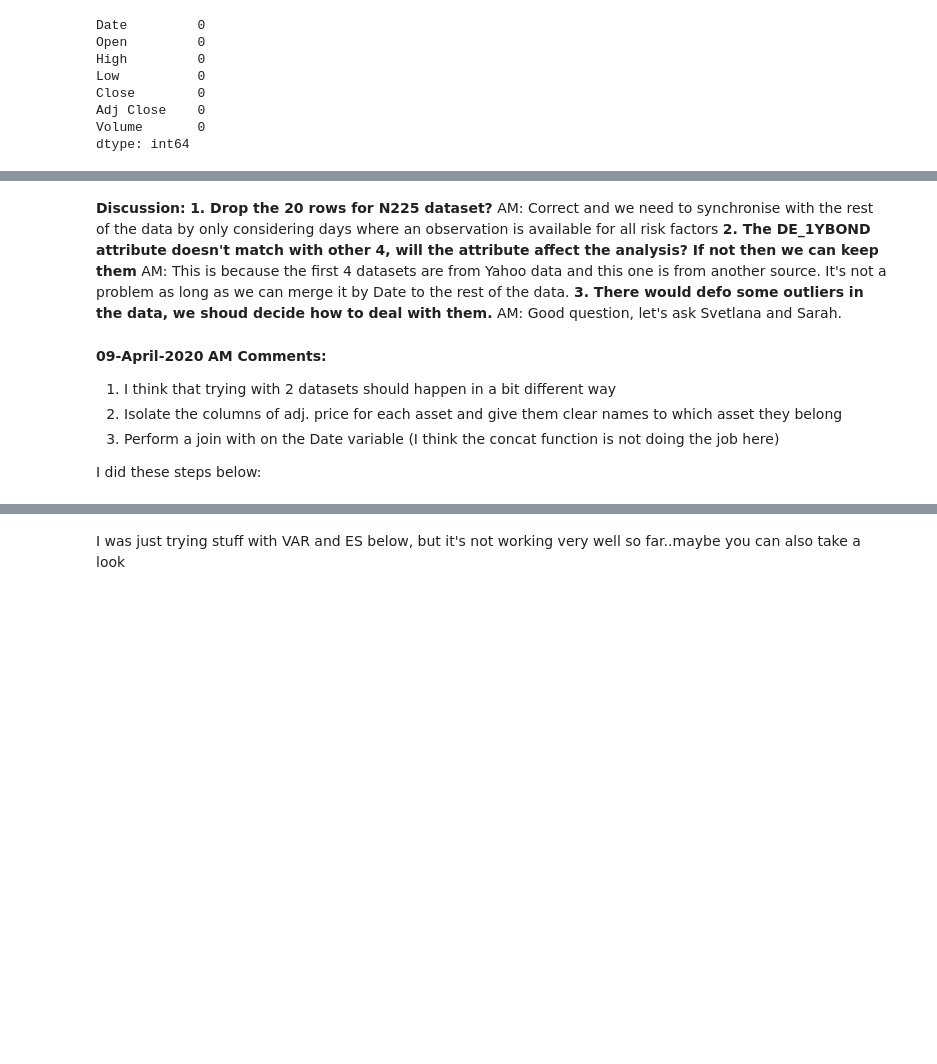
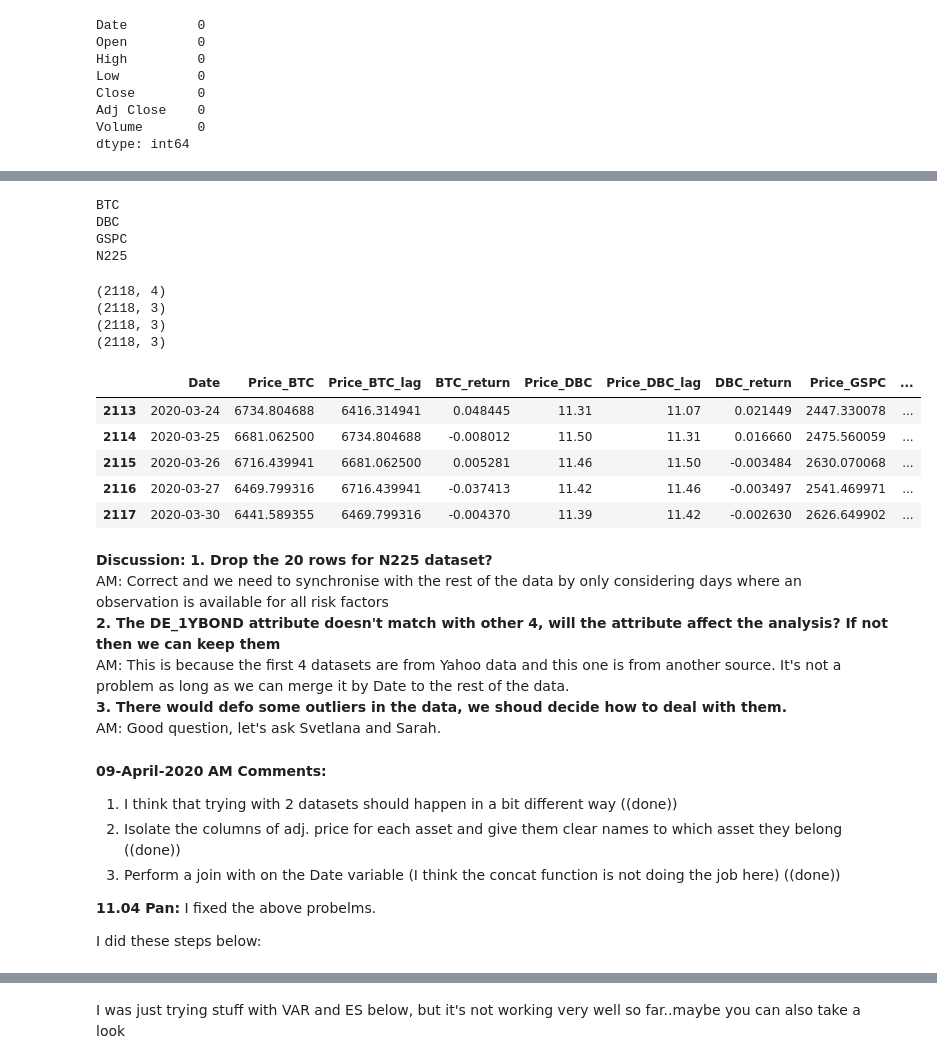
Before and after one commit to AnnaMariaAngelova/QRM2020, a Jupyter notebook: QRM_v02.ipynb, the cells around one changed output, grey strips where cells are left out. Cells and saved outputs as stored; diff of their text form; code cells hidden in the pictures; blank space fills up the shorter version.

```diff
--- a/QRM_v02.ipynb
+++ b/QRM_v02.ipynb
@@ -220,0 +257,13 @@ sc.stats.probplot(result_no_outlier['result_return'], dist="norm", plot=plt)
+# %%
+''' Assign the dataframe '''
+
+BTC_new = new[0]
+DBC_new = new[1]
+DE_1YBOND_new = new[2]
+GSPC_new = new[3]
+N225_new = new[4]
+
+asset = [BTC_new,DBC_new,DE_1YBOND_new,GSPC_new,N225_new]
+
+for i in asset:
+    print(i.shape)
@@ -221,17 +308,54 @@ sc.stats.probplot(result_no_outlier['result_return'], dist="norm", plot=plt)
+# %%
+asset = [BTC_new,DBC_new,GSPC_new,N225_new]
+
+result = []
+for i in range(len(asset)):
+    print(asset_name[i])
+    if i == 0:
+        asset[i] = asset[i][['Date','Price_'+asset_name[i],'Price_'+asset_name[i]+'_lag',asset_name[i]+'_return']]
+    else:
+        asset[i] = asset[i][['Price_'+asset_name[i],'Price_'+asset_name[i]+'_lag',asset_name[i]+'_return']]
+    result.append(a)
+# %% [output]
+BTC
+DBC
+GSPC
+N225
+# %%
+# Check the shape
+for i in asset:
+    print(i.shape)
+# %% [output]
+(2118, 4)
+(2118, 3)
+(2118, 3)
+(2118, 3)
+# %%
+data = pd.concat(asset,axis=1)
+data.tail()
+# %% [output]
+|  | Date | Price_BTC | Price_BTC_lag | BTC_return | Price_DBC | Price_DBC_lag | DBC_return | Price_GSPC | ... |
+| 2113 | 2020-03-24 | 6734.804688 | 6416.314941 | 0.048445 | 11.31 | 11.07 | 0.021449 | 2447.330078 | ... |
+| 2114 | 2020-03-25 | 6681.062500 | 6734.804688 | -0.008012 | 11.50 | 11.31 | 0.016660 | 2475.560059 | ... |
+| 2115 | 2020-03-26 | 6716.439941 | 6681.062500 | 0.005281 | 11.46 | 11.50 | -0.003484 | 2630.070068 | ... |
+| 2116 | 2020-03-27 | 6469.799316 | 6716.439941 | -0.037413 | 11.42 | 11.46 | -0.003497 | 2541.469971 | ... |
+| 2117 | 2020-03-30 | 6441.589355 | 6469.799316 | -0.004370 | 11.39 | 11.42 | -0.002630 | 2626.649902 | ... |
 # %% [markdown]
 **Discussion:**
-**1. Drop the 20 rows for N225 dataset?**
-AM: Correct and we need to synchronise with the rest of the data by only considering days where an observation is available for all risk factors
-**2. The DE_1YBOND attribute doesn't match with other 4, will the attribute affect the analysis? If not then we can keep them**
-AM: This is because the first 4 datasets are from Yahoo data and this one is from another source. It's not a problem as long as we can merge it by Date to the rest of the data.
-**3. There would defo some outliers in the data, we shoud decide how to deal with them.**
+**1. Drop the 20 rows for N225 dataset?** <br>
+AM: Correct and we need to synchronise with the rest of the data by only considering days where an observation is available for all risk factors <br>
+**2. The DE_1YBOND attribute doesn't match with other 4, will the attribute affect the analysis? If not then we can keep them** <br>
+AM: This is because the first 4 datasets are from Yahoo data and this one is from another source. It's not a problem as long as we can merge it by Date to the rest of the data.<br>
+**3. There would defo some outliers in the data, we shoud decide how to deal with them.**<br>
 AM: Good question, let's ask Svetlana and Sarah.
 # %% [markdown]
 **09-April-2020**
 **AM Comments:**
-   1. I think that trying with 2 datasets should happen in a bit different way
-   2. Isolate the columns of adj. price for each asset and give them clear names to which asset they belong
-   3. Perform a join with on the Date variable (I think the concat function is not doing the job here)
+   1. I think that trying with 2 datasets should happen in a bit different way  ((done))
+   2. Isolate the columns of adj. price for each asset and give them clear names to which asset they belong ((done))
+   3. Perform a join with on the Date variable (I think the concat function is not doing the job here) ((done))
+
+**11.04 Pan:** I fixed the above probelms.
 
 I did these steps below:
 # %%
```
Also changed, not shown: parts of 36 cells of this notebook.
